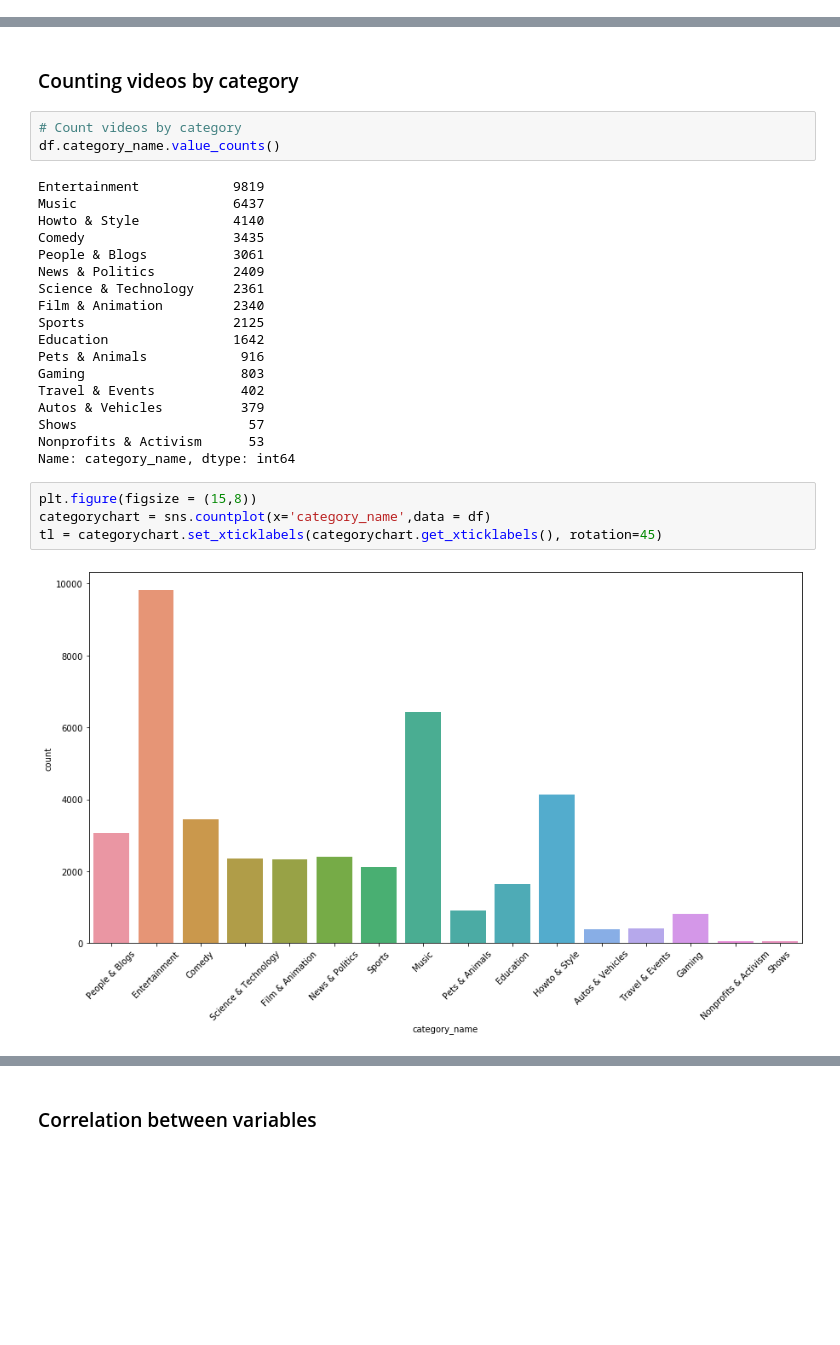
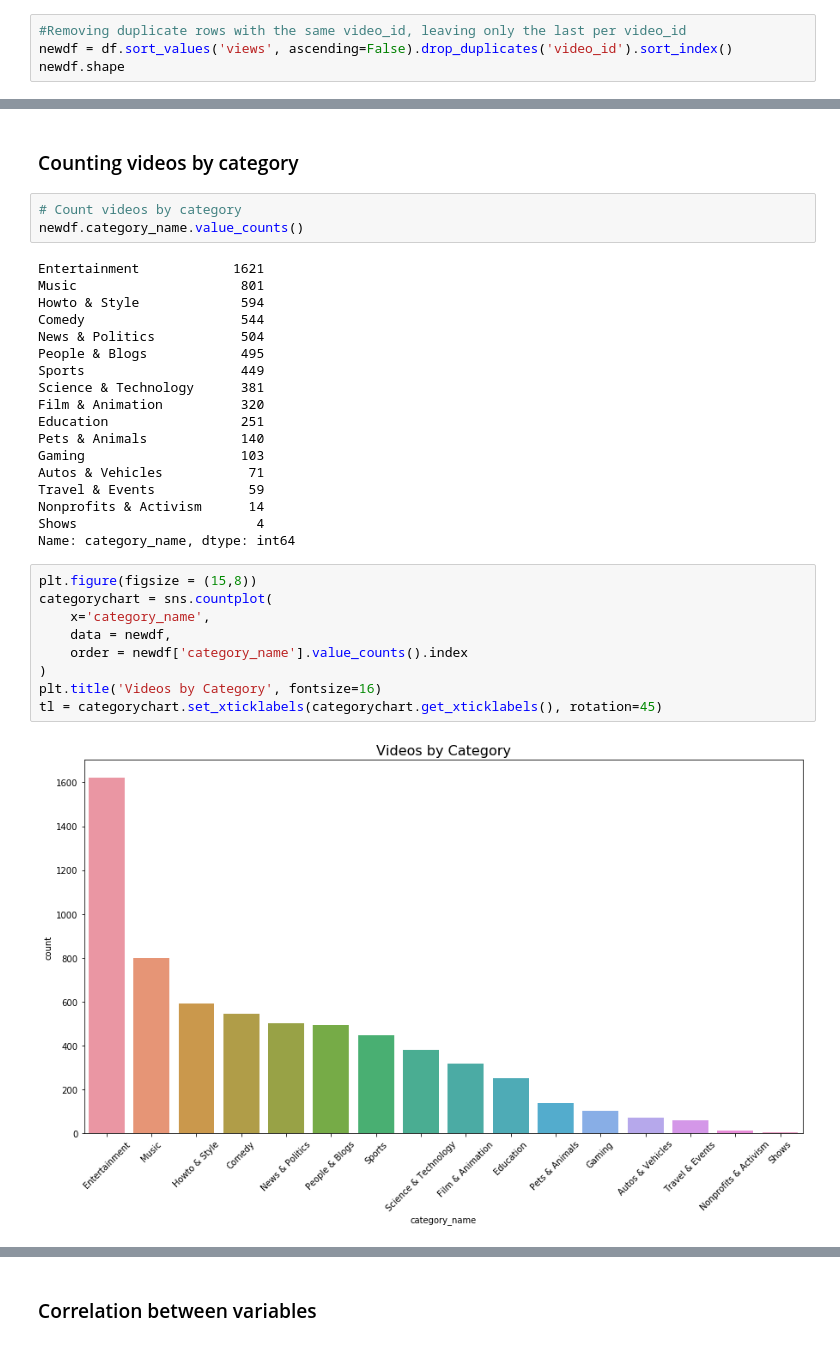
Before and after one commit to juyamauti/YoutubeEDA, a Jupyter notebook: Youtube_TrendingVideosEDA.ipynb, the cells around one changed output, grey strips where cells are left out. Drawn from its saved outputs; the diff is of its cells as text; blank space fills up the shorter version.

```diff
--- a/Youtube_TrendingVideosEDA.ipynb
+++ b/Youtube_TrendingVideosEDA.ipynb
@@ -121,0 +186,4 @@ df.head(3)
+# %%
+#Removing duplicate rows with the same video_id, leaving only the last per video_id
+newdf = df.sort_values('views', ascending=False).drop_duplicates('video_id').sort_index()
+newdf.shape
@@ -123,29 +195,34 @@ df.head(3)
 ### Counting videos by category
 # %%
 # Count videos by category
-df.category_name.value_counts()
+newdf.category_name.value_counts()
 # %% [output]
-Entertainment            9819
-Music                    6437
-Howto & Style            4140
-Comedy                   3435
-People & Blogs           3061
-News & Politics          2409
-Science & Technology     2361
-Film & Animation         2340
-Sports                   2125
-Education                1642
-Pets & Animals            916
-Gaming                    803
-Travel & Events           402
-Autos & Vehicles          379
-Shows                      57
-Nonprofits & Activism      53
+Entertainment            1621
+Music                     801
+Howto & Style             594
+Comedy                    544
+News & Politics           504
+People & Blogs            495
+Sports                    449
+Science & Technology      381
+Film & Animation          320
+Education                 251
+Pets & Animals            140
+Gaming                    103
+Autos & Vehicles           71
+Travel & Events            59
+Nonprofits & Activism      14
+Shows                       4
 Name: category_name, dtype: int64
 # %%
 plt.figure(figsize = (15,8))
-categorychart = sns.countplot(x='category_name',data = df)
+categorychart = sns.countplot(
+    x='category_name',
+    data = newdf,
+    order = newdf['category_name'].value_counts().index
+)
+plt.title('Videos by Category', fontsize=16)
 tl = categorychart.set_xticklabels(categorychart.get_xticklabels(), rotation=45)
 # %% [output]
-[figure, old version]
+[figure, new version]
 # %% [markdown]
```
Also changed, not shown: parts of 48 cells of this notebook.
